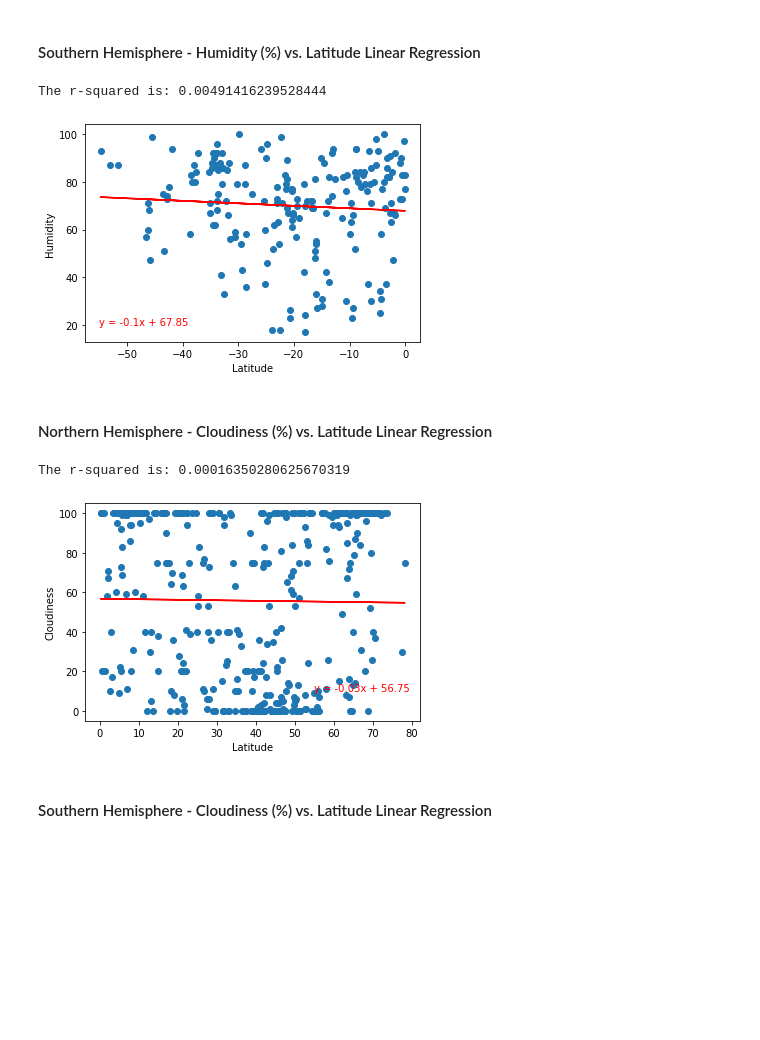
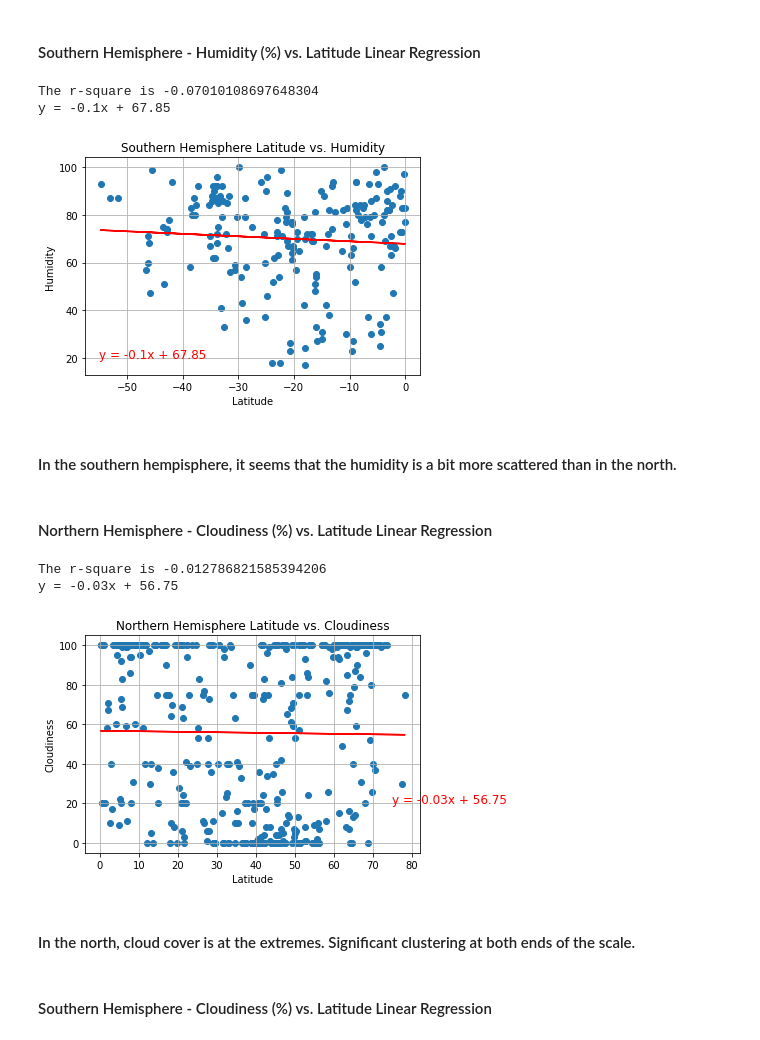
Before and after one commit to tlenzmeier58/python-api-challenge, a Jupyter notebook: WeatherPy.ipynb, the cells around one changed output. Drawn from its saved outputs; the diff is of its cells as text; code cells hidden in the pictures; blank space fills up the shorter version.

```diff
--- a/WeatherPy.ipynb
+++ b/WeatherPy.ipynb
@@ -309,41 +321,38 @@ The r-squared is: 0.0039033103708664254
 # %% [markdown]
 ####  Southern Hemisphere - Humidity (%) vs. Latitude Linear Regression
-# %%
-x_values = southern_hemisphere['Lat']
-y_values = southern_hemisphere['Humidity']
-
-(slope, intercept, rvalue, pvalue, stderr) = linregress(x_values, y_values)
-regress_values = x_values * slope + intercept
-line_eq = "y = " + str(round(slope,2)) + "x + " + str(round(intercept,2))
-plt.scatter(x_values, y_values)
-plt.plot(x_values, regress_values, "r-")
-plt.annotate(line_eq,(-55.0,20), fontsize=10, color="red")
-plt.xlabel("Latitude")
-plt.ylabel("Humidity")
-print(f"The r-squared is: {rvalue**2}")
-plt.show()
-# %% [output]
-The r-squared is: 0.00491416239528444
-[figure, removed]
+# %%
+x_values = southern_df['Lat']
+y_values = southern_df['Humidity']
+
+eq_plotX = -55
+eq_plotY = 20
+y_label = "Humidity"
+plt.title(f"Southern Hemisphere Latitude vs. Humidity")
+linearRegression(x_values, y_values, eq_plotX, eq_plotY, y_label)
+plt.show()
+# %% [output]
+The r-square is -0.07010108697648304
+y = -0.1x + 67.85
+[figure, added]
+# %% [markdown]
+#### In the southern hempisphere, it seems that the humidity is a bit more scattered than in the north.
 # %% [markdown]
 ####  Northern Hemisphere - Cloudiness (%) vs. Latitude Linear Regression
-# %%
-# Call variables for comparison
-x_values = northern_hemisphere['Lat']
-y_values = northern_hemisphere['Cloudiness']
-
-(slope, intercept, rvalue, pvalue, stderr) = linregress(x_values, y_values)
-regress_values = x_values * slope + intercept
-line_eq = "y = " + str(round(slope,2)) + "x + " + str(round(intercept,2))
-plt.scatter(x_values, y_values)
-plt.plot(x_values, regress_values, "r-")
-plt.annotate(line_eq,(55.0,10), fontsize=10, color="red")
-plt.xlabel("Latitude")
-plt.ylabel("Cloudiness")
-print(f"The r-squared is: {rvalue**2}")
-plt.show()
-# %% [output]
-The r-squared is: 0.00016350280625670319
-[figure, removed]
+# %%
+x_values = northern_df['Lat']
+y_values = northern_df['Cloudiness']
+
+eq_plotX = 75
+eq_plotY = 20
+y_label = "Cloudiness"
+plt.title(f"Northern Hemisphere Latitude vs. Cloudiness")
+linearRegression(x_values, y_values, eq_plotX, eq_plotY, y_label)
+plt.show()
+# %% [output]
+The r-square is -0.012786821585394206
+y = -0.03x + 56.75
+[figure, added]
+# %% [markdown]
+#### In the north, cloud cover is at the extremes. Significant clustering at both ends of the scale.
 # %% [markdown]
 ####  Southern Hemisphere - Cloudiness (%) vs. Latitude Linear Regression
```
Also changed, not shown: parts of 19 cells of this notebook.
